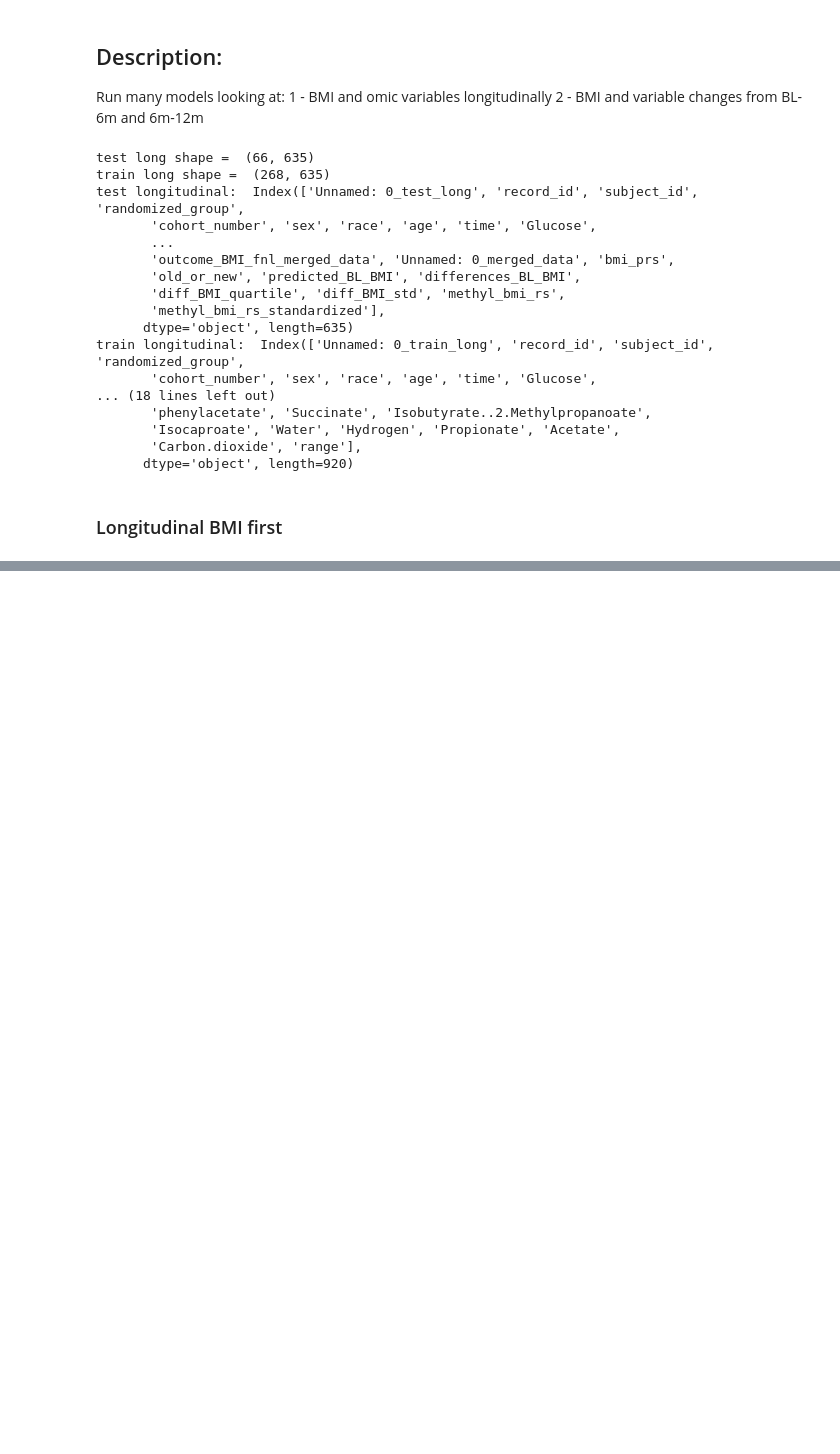
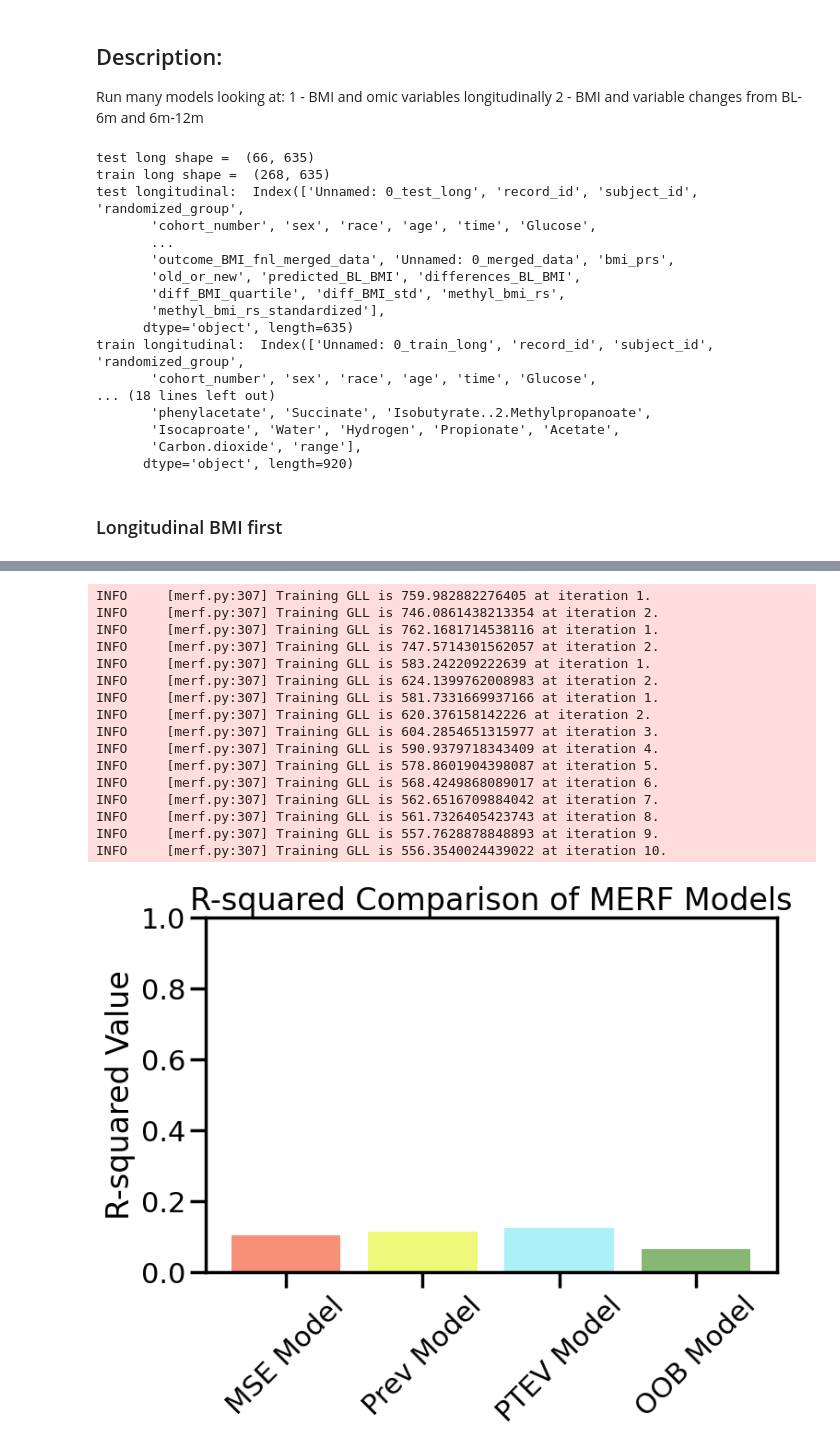
Before and after one commit to emilynyeo/multiomic_drift, a Jupyter notebook: play_scripts/2.models/merf_python/tuned_models/8.1.all_omic_bmi_modelplots.ipynb, the cells around one changed output, grey strips where cells are left out. Drawn from its saved outputs; the diff is of its cells as text; code cells hidden in the pictures; blank space fills up the shorter version.

```diff
--- a/play_scripts/2.models/merf_python/tuned_models/8.1.all_omic_bmi_modelplots.ipynb
+++ b/play_scripts/2.models/merf_python/tuned_models/8.1.all_omic_bmi_modelplots.ipynb
@@ -130,0 +253,49 @@ all_but_meta = ['randomized_group', 'cohort_number', 'sex', 'race', 'age', 'Gluc
+# %%
+train_l = train_long[meta_grs]
+test_l = test_long[meta_grs]
+output_dir = "/Users/emily/projects/research/Stanislawski/comps/mutli-omic-predictions/play_scripts/2.models/merf_python/merf_plots/long_combined"
+r2_out = 'r2_meta_grs_merf_bmi_long_feb6_all.png'
+feature_imp_out = 'fi_meta_grs_merf_bmi_long_feb6_all.png'
+
+print("---------- Select predictors for training set ----------")
+train_set = train_l
+X = train_set.drop(['outcome_bmi_fnl', 'all_samples'], axis=1)
+Y = train_set['outcome_bmi_fnl'].to_numpy()
+clusters_train = train_set['all_samples'].to_numpy()
+Z = np.ones((train_set.shape[0], 1))
+
+print("---------- Select predictors for test set ----------")
+test_set = test_l
+X_new = test_set.drop(['outcome_bmi_fnl', 'all_samples'], axis=1)[X.columns].astype(X.dtypes)
+Y_new = test_set['outcome_bmi_fnl'].to_numpy()
+clusters_new = pd.Series(test_set['all_samples'])
+Z_new = np.ones((len(X_new), 1))
+
+print("---------- Run MERF models ----------")
+#run_merf_analysis(X, Y, Z, clusters_train,
+#                  X_new, Y_new, Z_new, clusters_new,
+#                  meta_df, output_dir, r2_out, feature_imp_out)
+
+r2_run2, fi_run2 = run_merf_analysis2(X, Y, Z, clusters_train,
+                             X_new, Y_new, Z_new, clusters_new,
+                             long_df, output_dir, r2_out, feature_imp_out)
+
+print("---------- Run best MERF 🧮 ----------")# Define the parameter grid list
+# param_grid_list = [
+#     {'n_estimators': 500, 'max_depth': None,
+#      'min_samples_split': 0.05, 'max_iter': 2}
+# ]
+# # Call the run_merf function with the required parameters
+# only_meta_grs = run_merf(X, Y, Z, clusters_train,
+#                      X_new, Y_new, Z_new, clusters_new,
+#                      param_grid_list, results_name="only_meta_grs_results")
+# # View the "only_meta" output
+# print("Viewing the 'only_meta' output:")
+# for result in only_meta_grs:
+#     print(f"Model Parameters: {result['params']}")
+#     print(f"R-squared: {result['r2']:.4f}")
+#     print("Feature Importances:")
+#     for feature, importance in zip(X.columns, result['feature_importances']):
+#         print(f"{feature}: {importance:.4f}")
+#     print("\n")
+# %% [output]
@@ -130,0 +319,17 @@ all_but_meta = ['randomized_group', 'cohort_number', 'sex', 'race', 'age', 'Gluc
+INFO     [merf.py:307] Training GLL is 759.982882276405 at iteration 1.
+INFO     [merf.py:307] Training GLL is 746.0861438213354 at iteration 2.
+INFO     [merf.py:307] Training GLL is 762.1681714538116 at iteration 1.
+INFO     [merf.py:307] Training GLL is 747.5714301562057 at iteration 2.
+INFO     [merf.py:307] Training GLL is 583.242209222639 at iteration 1.
+INFO     [merf.py:307] Training GLL is 624.1399762008983 at iteration 2.
+INFO     [merf.py:307] Training GLL is 581.7331669937166 at iteration 1.
+INFO     [merf.py:307] Training GLL is 620.376158142226 at iteration 2.
+INFO     [merf.py:307] Training GLL is 604.2854651315977 at iteration 3.
+INFO     [merf.py:307] Training GLL is 590.9379718343409 at iteration 4.
+INFO     [merf.py:307] Training GLL is 578.8601904398087 at iteration 5.
+INFO     [merf.py:307] Training GLL is 568.4249868089017 at iteration 6.
+INFO     [merf.py:307] Training GLL is 562.6516709884042 at iteration 7.
+INFO     [merf.py:307] Training GLL is 561.7326405423743 at iteration 8.
+INFO     [merf.py:307] Training GLL is 557.7628878848893 at iteration 9.
+INFO     [merf.py:307] Training GLL is 556.3540024439022 at iteration 10.
+[figure, added]
```
Also changed, not shown: parts of 45 cells of this notebook, 1 other file.
